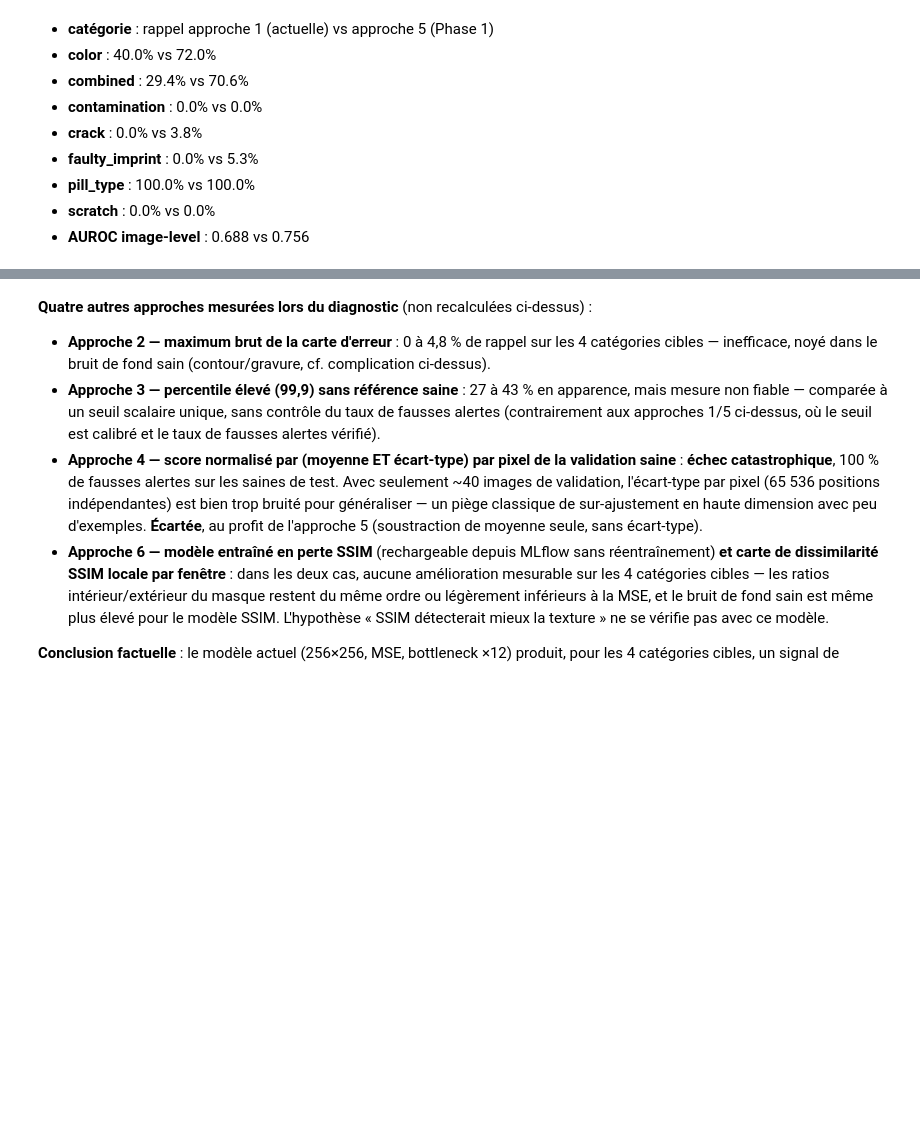
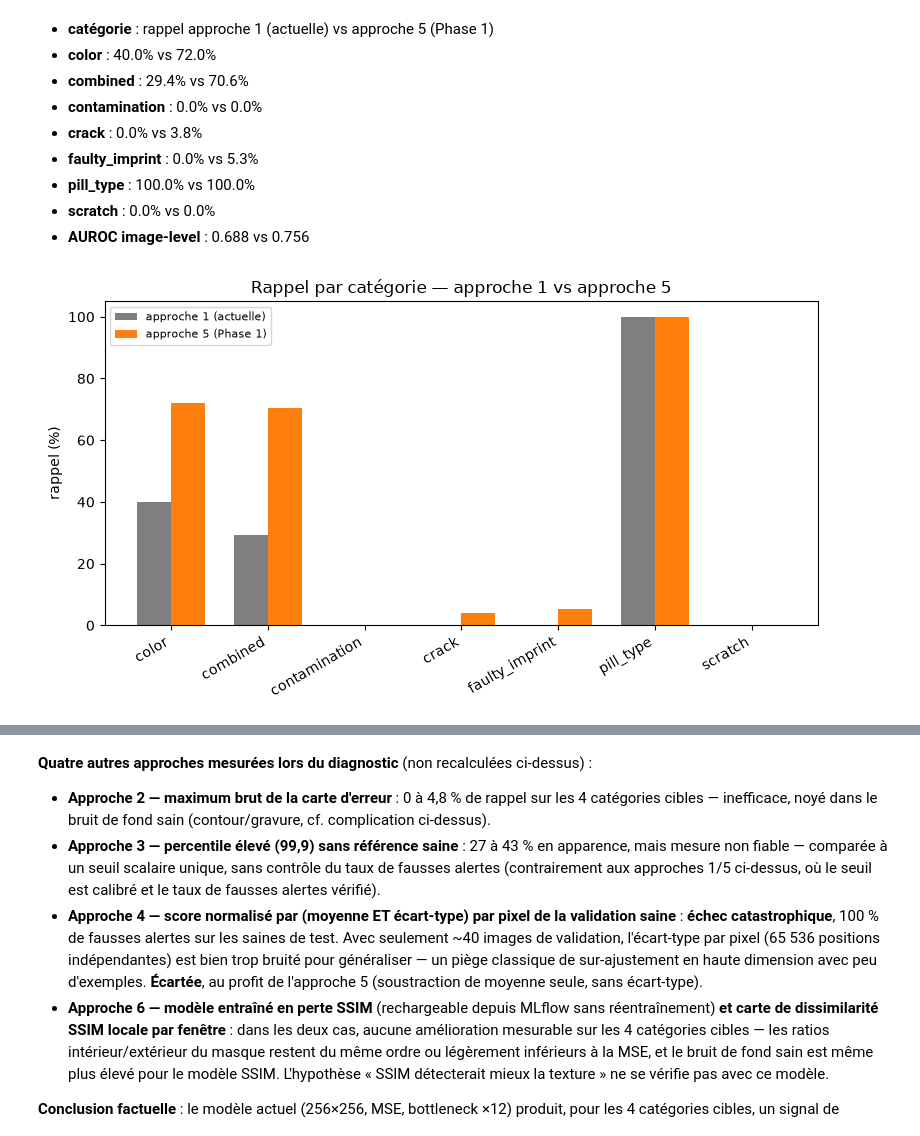
Before and after one commit to palauzet/AELION_Deep_Learning_IA, a Jupyter notebook: notebooks/07_analyse_correction.ipynb, the cells around one changed output, grey strips where cells are left out. Saved outputs shown, nothing was run; the diff lists cells and outputs as text; code cells hidden in the pictures; blank space fills up the shorter version.

```diff
--- a/notebooks/07_analyse_correction.ipynb
+++ b/notebooks/07_analyse_correction.ipynb
@@ -155,3 +213,28 @@ display(Markdown(chr(10).join(lines)))
 - **pill_type** : 100.0% vs 100.0%
 - **scratch** : 0.0% vs 0.0%
 - **AUROC image-level** : 0.688 vs 0.756
+# %%
+recalls_1 = []
+recalls_5 = []
+offset = len(test_good)
+for defect in defects:
+    n = len(defect_images[defect])
+    recalls_1.append((scores_test_1[offset : offset + n] > threshold_1).mean() * 100)
+    recalls_5.append((scores_test_5[offset : offset + n] > threshold_5).mean() * 100)
+    offset += n
+
+x = np.arange(len(defects))
+width = 0.35
+fig, ax = plt.subplots(figsize=(8, 4.5))
+ax.bar(x - width / 2, recalls_1, width, label="approche 1 (actuelle)", color="tab:gray")
+ax.bar(x + width / 2, recalls_5, width, label="approche 5 (Phase 1)", color="tab:orange")
+ax.set_xticks(x)
+ax.set_xticklabels(defects, rotation=30, ha="right")
+ax.set_ylabel("rappel (%)")
+ax.set_title("Rappel par catégorie — approche 1 vs approche 5")
+ax.legend(fontsize=8)
+fig.tight_layout()
+fig.savefig(FIGURES_DIR / "07_recall_approche1_vs_5.png", dpi=150)
+plt.show()
+# %% [output]
+[figure, added]
```
Also changed, not shown: parts of 7 cells of this notebook, 10 other files.
